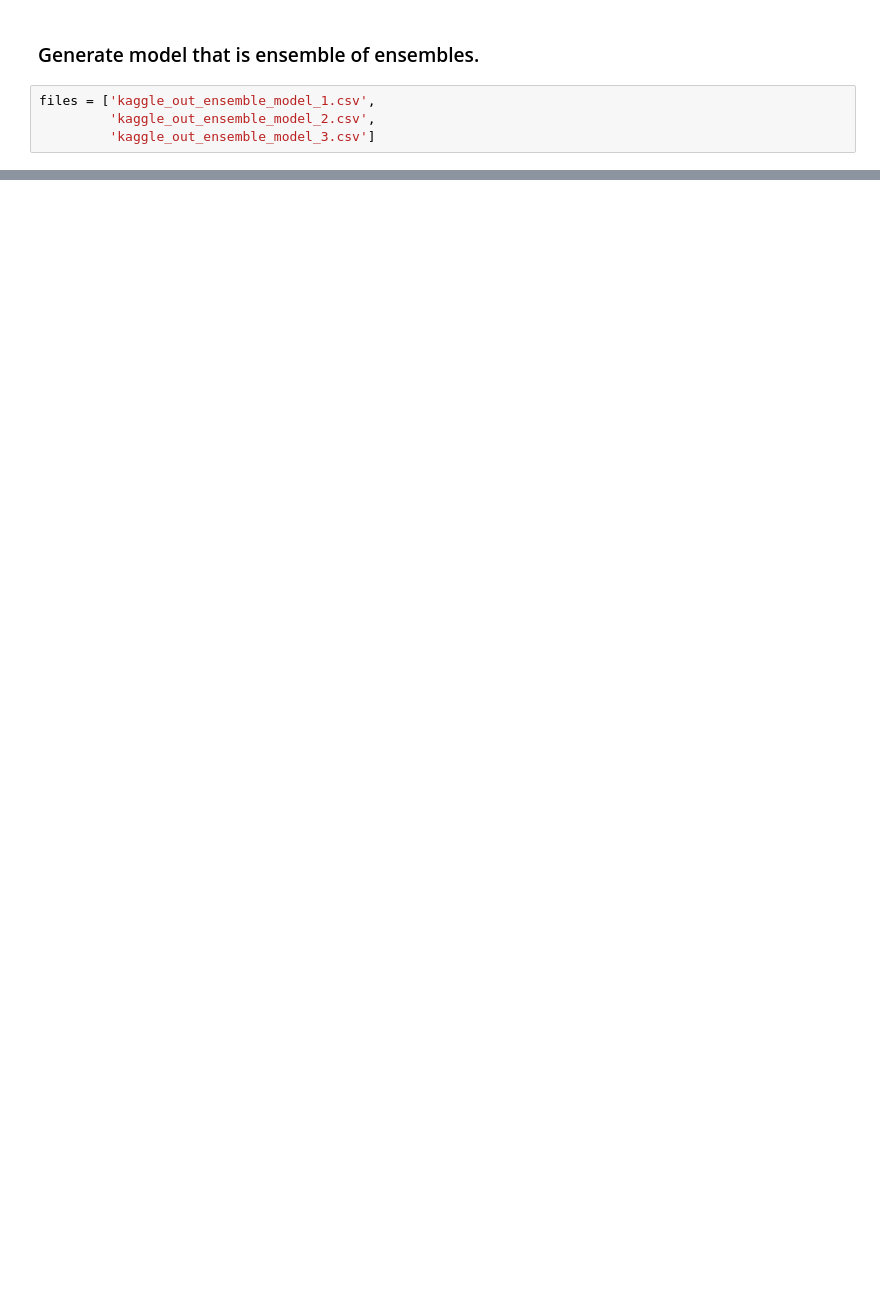
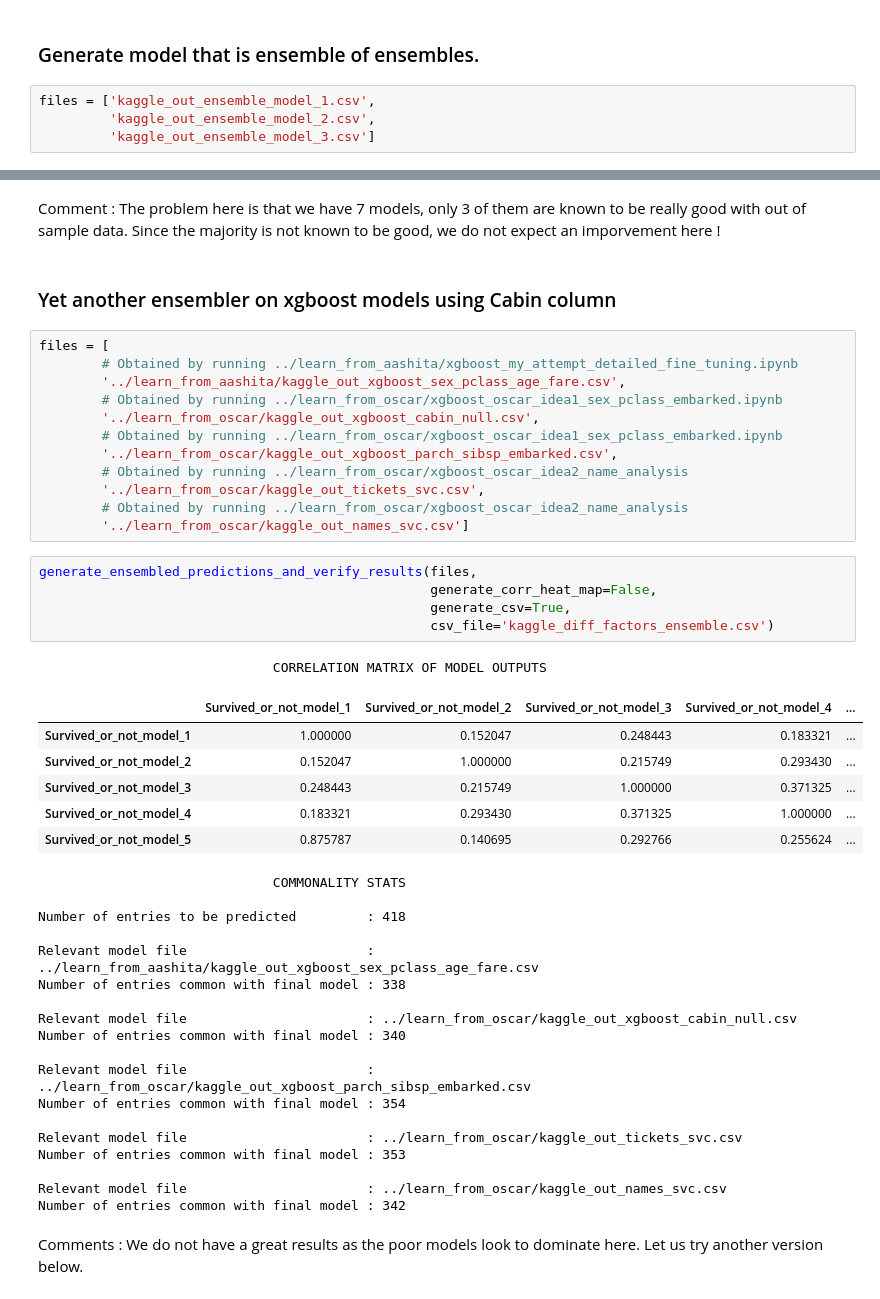
Before and after one commit to babinu-uthup-4JESUS-zz/titanic_survival_prediction, a Jupyter notebook: ensembler/ensemble_multiple_models.ipynb, the cells around one changed output, grey strips where cells are left out. Saved outputs shown, nothing was run; the diff lists cells and outputs as text; blank space fills up the shorter version.

```diff
--- a/ensembler/ensemble_multiple_models.ipynb
+++ b/ensembler/ensemble_multiple_models.ipynb
@@ -338,0 +405,49 @@ Number of entries with common prediction as that of the ensembled model is 414
+# %% [markdown]
+Comment : The problem here is that we have 7 models, only 3 of them are known to be really good with out of sample data. Since the majority is not known to be good, we do not expect an imporvement here !
+# %% [markdown]
+### Yet another ensembler on xgboost models using Cabin column
+# %%
+files = [
+        # Obtained by running ../learn_from_aashita/xgboost_my_attempt_detailed_fine_tuning.ipynb
+        '../learn_from_aashita/kaggle_out_xgboost_sex_pclass_age_fare.csv',
+        # Obtained by running ../learn_from_oscar/xgboost_oscar_idea1_sex_pclass_embarked.ipynb
+        '../learn_from_oscar/kaggle_out_xgboost_cabin_null.csv',
+        # Obtained by running ../learn_from_oscar/xgboost_oscar_idea1_sex_pclass_embarked.ipynb
+        '../learn_from_oscar/kaggle_out_xgboost_parch_sibsp_embarked.csv',
+        # Obtained by running ../learn_from_oscar/xgboost_oscar_idea2_name_analysis
+        '../learn_from_oscar/kaggle_out_tickets_svc.csv',
+        # Obtained by running ../learn_from_oscar/xgboost_oscar_idea2_name_analysis
+        '../learn_from_oscar/kaggle_out_names_svc.csv']
+# %%
+generate_ensembled_predictions_and_verify_results(files,
+                                                  generate_corr_heat_map=False,
+                                                  generate_csv=True,
+                                                  csv_file='kaggle_diff_factors_ensemble.csv')
+# %% [output]
+                              CORRELATION MATRIX OF MODEL OUTPUTS
+|  | Survived_or_not_model_1 | Survived_or_not_model_2 | Survived_or_not_model_3 | Survived_or_not_model_4 | ... |
+| Survived_or_not_model_1 | 1.000000 | 0.152047 | 0.248443 | 0.183321 | ... |
+| Survived_or_not_model_2 | 0.152047 | 1.000000 | 0.215749 | 0.293430 | ... |
+| Survived_or_not_model_3 | 0.248443 | 0.215749 | 1.000000 | 0.371325 | ... |
+| Survived_or_not_model_4 | 0.183321 | 0.293430 | 0.371325 | 1.000000 | ... |
+| Survived_or_not_model_5 | 0.875787 | 0.140695 | 0.292766 | 0.255624 | ... |
+                              COMMONALITY STATS
+
+Number of entries to be predicted         : 418
+
+Relevant model file                       : ../learn_from_aashita/kaggle_out_xgboost_sex_pclass_age_fare.csv
+Number of entries common with final model : 338
+
+Relevant model file                       : ../learn_from_oscar/kaggle_out_xgboost_cabin_null.csv
+Number of entries common with final model : 340
+
+Relevant model file                       : ../learn_from_oscar/kaggle_out_xgboost_parch_sibsp_embarked.csv
+Number of entries common with final model : 354
+
+Relevant model file                       : ../learn_from_oscar/kaggle_out_tickets_svc.csv
+Number of entries common with final model : 353
+
+Relevant model file                       : ../learn_from_oscar/kaggle_out_names_svc.csv
+Number of entries common with final model : 342
+# %% [markdown]
+Comments : We do not have a great results as the poor models look to dominate here. Let us try another version below.
```
Also changed, not shown: parts of 34 cells of this notebook, 2 other files.
